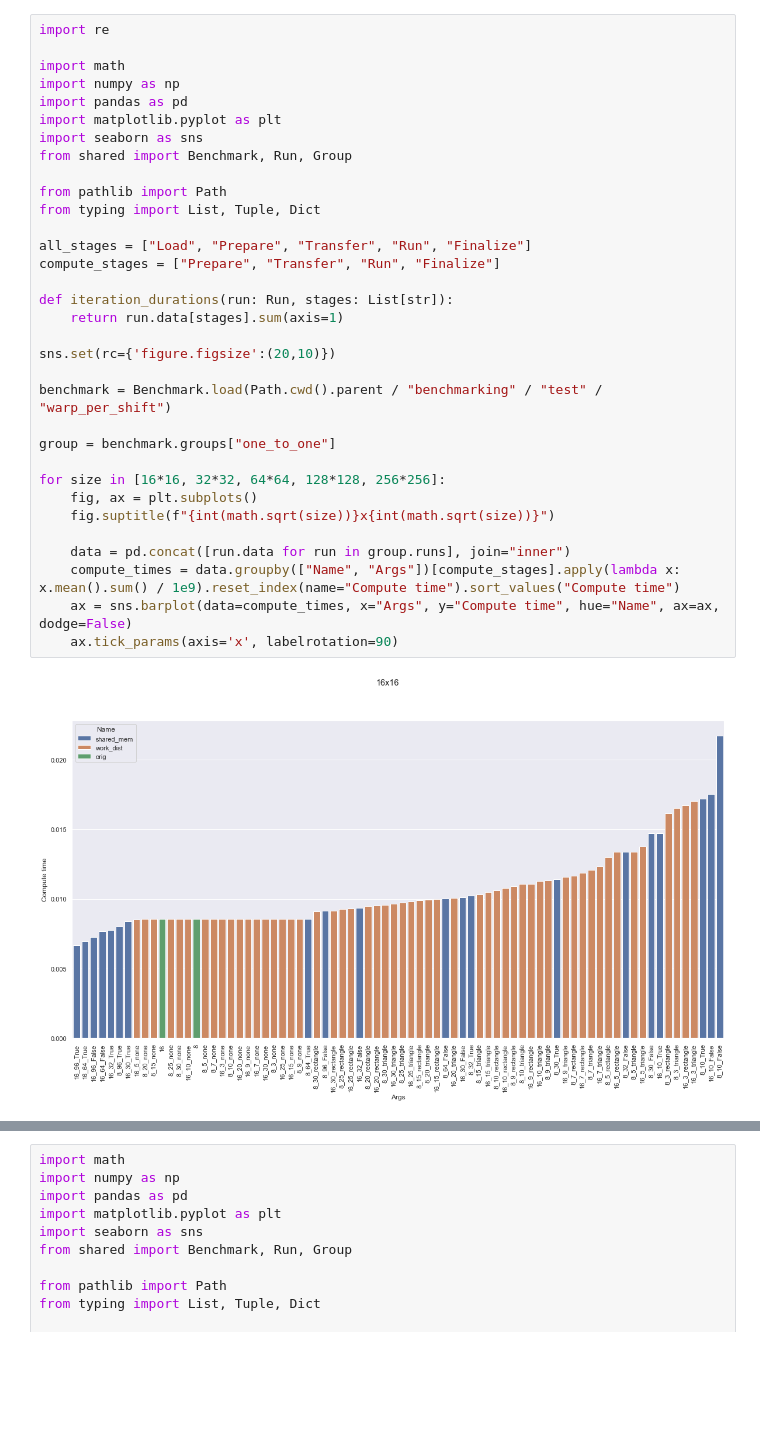
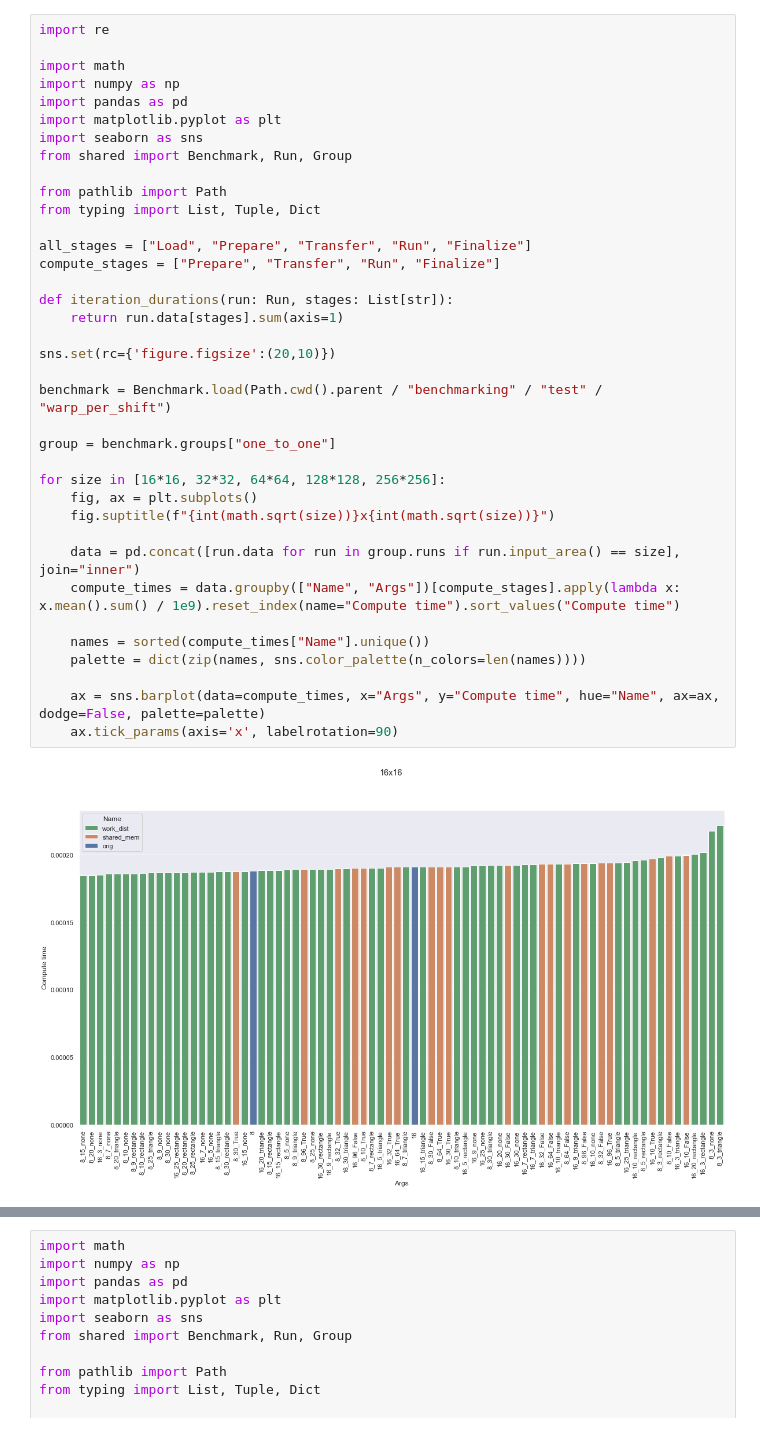
Before and after one commit to asmelko/cross-corr-jpdc, a Jupyter notebook: visualization/warp_per_shift.ipynb, the cells around one changed output, grey strips where cells are left out. Saved outputs shown, nothing was run; the diff lists cells and outputs as text; blank space fills up the shorter version.

```diff
--- a/visualization/warp_per_shift.ipynb
+++ b/visualization/warp_per_shift.ipynb
@@ -3,33 +3,37 @@ import re
 
 import math
 import numpy as np
 import pandas as pd
 import matplotlib.pyplot as plt
 import seaborn as sns
 from shared import Benchmark, Run, Group
 
 from pathlib import Path
 from typing import List, Tuple, Dict
 
 all_stages = ["Load", "Prepare", "Transfer", "Run", "Finalize"]
 compute_stages = ["Prepare", "Transfer", "Run", "Finalize"]
 
 def iteration_durations(run: Run, stages: List[str]):
     return run.data[stages].sum(axis=1)
 
 sns.set(rc={'figure.figsize':(20,10)})
 
 benchmark = Benchmark.load(Path.cwd().parent / "benchmarking" / "test" / "warp_per_shift")
 
 group = benchmark.groups["one_to_one"]
 
 for size in [16*16, 32*32, 64*64, 128*128, 256*256]:
     fig, ax = plt.subplots()
     fig.suptitle(f"{int(math.sqrt(size))}x{int(math.sqrt(size))}")
 
-    data = pd.concat([run.data for run in group.runs], join="inner")
+    data = pd.concat([run.data for run in group.runs if run.input_area() == size], join="inner")
     compute_times = data.groupby(["Name", "Args"])[compute_stages].apply(lambda x: x.mean().sum() / 1e9).reset_index(name="Compute time").sort_values("Compute time")
-    ax = sns.barplot(data=compute_times, x="Args", y="Compute time", hue="Name", ax=ax, dodge=False)
+
+    names = sorted(compute_times["Name"].unique())
+    palette = dict(zip(names, sns.color_palette(n_colors=len(names))))
+
+    ax = sns.barplot(data=compute_times, x="Args", y="Compute time", hue="Name", ax=ax, dodge=False, palette=palette)
     ax.tick_params(axis='x', labelrotation=90)
 # %% [output]
-[figure, old version]
+[figure, new version]
```
Also changed, not shown: parts of 1 cell of this notebook, 7 other files.
